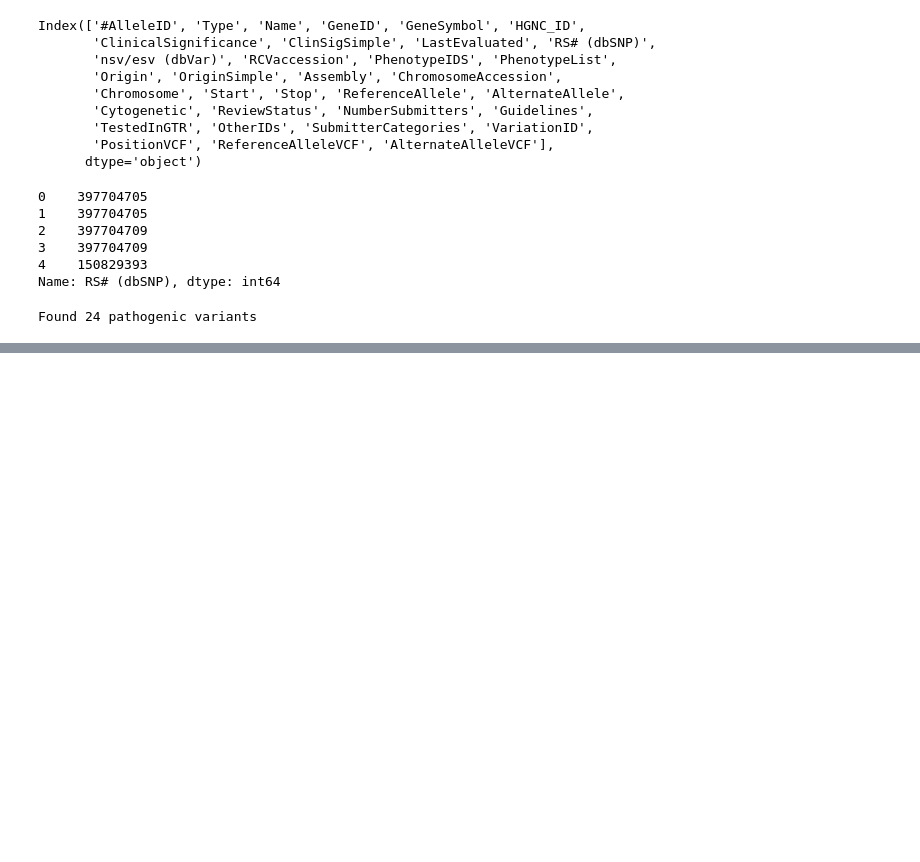
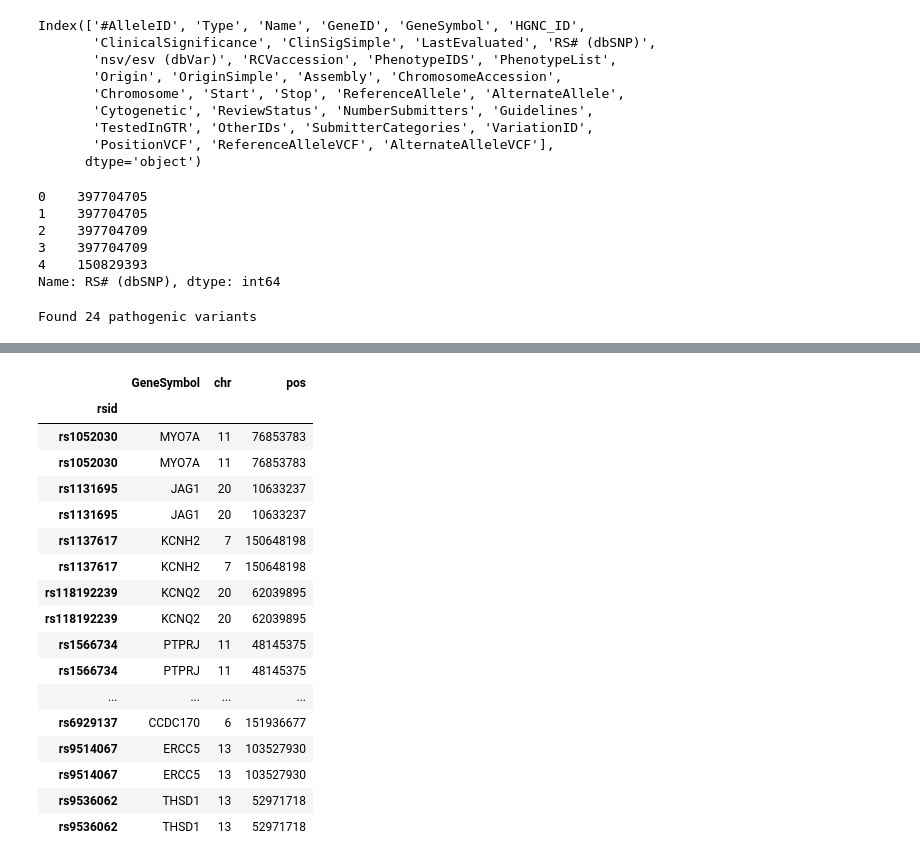
Before and after one commit to mschachter/genomics_class, a Jupyter notebook: Hail w Simons Diversity Data.ipynb, the cells around one changed output, grey strips where cells are left out. Drawn from its saved outputs; the diff is of its cells as text; code cells hidden in the pictures; blank space fills up the shorter version.

```diff
--- a/Hail w Simons Diversity Data.ipynb
+++ b/Hail w Simons Diversity Data.ipynb
@@ -247,0 +264,6 @@ df_clinvar[i]
+# %%
+i_pathogenic = (df_clinvar['RS# (dbSNP)'].isin(df_rsid['rsid'])) & \
+    (df_clinvar['ClinicalSignificance'].isin(pathogenic_cols))
+i_benign = (df_clinvar['RS# (dbSNP)'].isin(df_rsid['rsid'])) & \
+    (df_clinvar['ClinicalSignificance'].isin(benign_cols))
+print('Found {} pathogenic, {} benign variants'.format(i_pathogenic.sum(), i_benign.sum()))
@@ -247,0 +272,6 @@ df_clinvar[i]
+# %%
+df_pathogenic = df_clinvar[i_pathogenic][['RS# (dbSNP)', 'GeneSymbol']]
+df_pathogenic = df_pathogenic.rename(columns={'RS# (dbSNP)':'rsid'})
+df_pathogenic['rsid'] = 'rs' + df_pathogenic['rsid'].astype('str')
+df_pathogenic = df_pathogenic.set_index('rsid')
+df_pathogenic.head()
@@ -247,0 +286,9 @@ df_clinvar[i]
+# %%
+tbl_sub = tbl.key_by().select('rsid', 'locus')
+df_tbl = tbl_sub.to_pandas()
+#pathogenic_rsids = list(df_pathogenic.index.values)
+#tbl_sub.filter(tbl_sub.rsid.contains(pathogenic_rsids)).show()
+# %%
+df_tbl = df_tbl.set_index('rsid').\
+        rename(columns={'locus.contig':'chr', 'locus.position':'pos'})
+df_tbl.head()
@@ -247,0 +303,22 @@ df_clinvar[i]
+# %%
+df_karyotype = df_pathogenic.join(df_tbl, how='inner')
+df_karyotype
+# %% [output]
+|  | GeneSymbol | chr | pos |
+| rsid |  |  |  |
+| rs1052030 | MYO7A | 11 | 76853783 |
+| rs1052030 | MYO7A | 11 | 76853783 |
+| rs1131695 | JAG1 | 20 | 10633237 |
+| rs1131695 | JAG1 | 20 | 10633237 |
+| rs1137617 | KCNH2 | 7 | 150648198 |
+| rs1137617 | KCNH2 | 7 | 150648198 |
+| rs118192239 | KCNQ2 | 20 | 62039895 |
+| rs118192239 | KCNQ2 | 20 | 62039895 |
+| rs1566734 | PTPRJ | 11 | 48145375 |
+| rs1566734 | PTPRJ | 11 | 48145375 |
+| ... | ... | ... | ... |
+| rs6929137 | CCDC170 | 6 | 151936677 |
+| rs9514067 | ERCC5 | 13 | 103527930 |
+| rs9514067 | ERCC5 | 13 | 103527930 |
+| rs9536062 | THSD1 | 13 | 52971718 |
+| rs9536062 | THSD1 | 13 | 52971718 |
```
Also changed, not shown: parts of 10 cells of this notebook, 1 other file.
